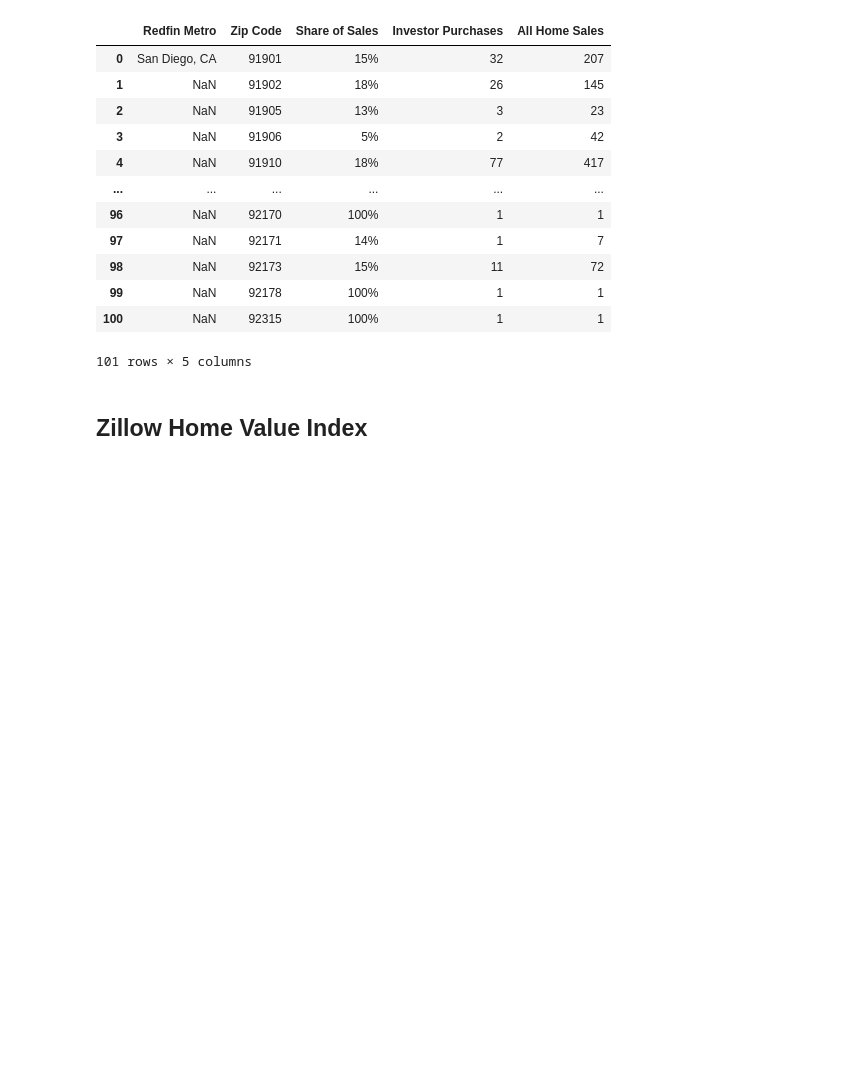
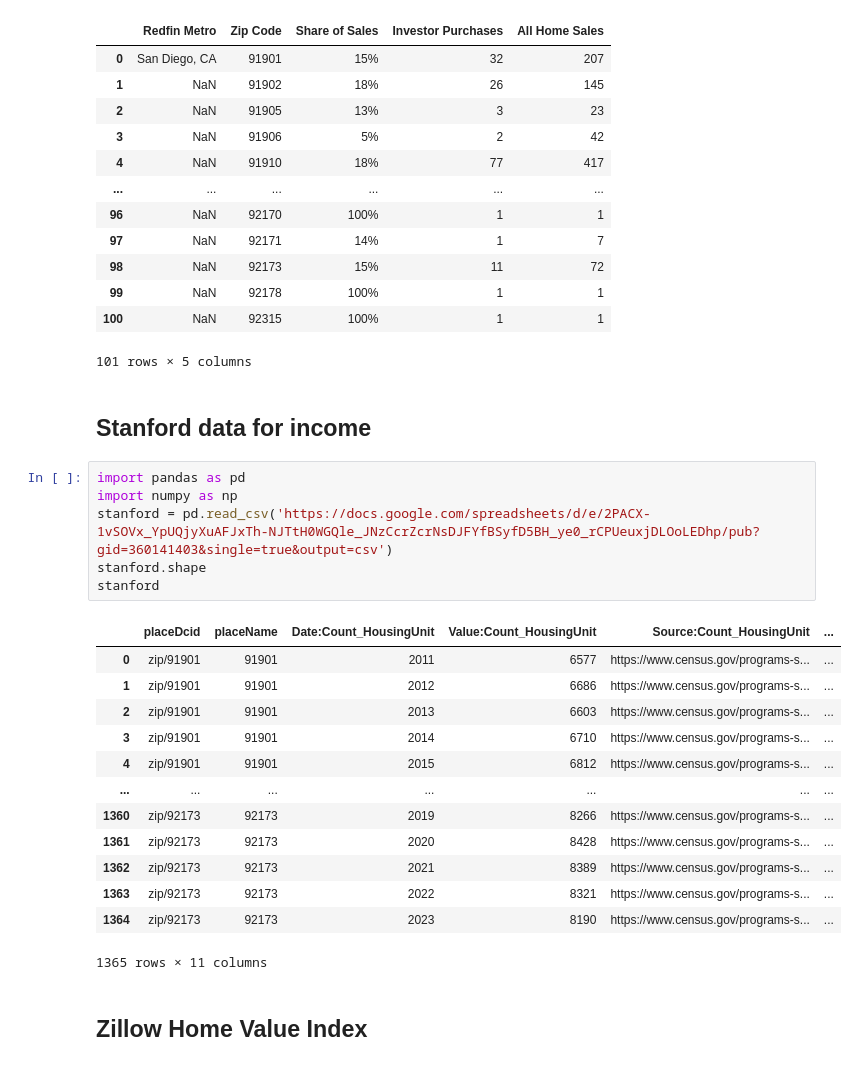
Before and after one commit to rangelrichard/investor_impact, a Jupyter notebook: EDACheckpoint_Group171_WI25.ipynb, the cells around one changed output. Cells and saved outputs as stored; diff of their text form; blank space fills up the shorter version.

Commit message:
data overview update

```diff
--- a/EDACheckpoint_Group171_WI25.ipynb
+++ b/EDACheckpoint_Group171_WI25.ipynb
@@ -88,6 +94,28 @@ redfin
 | 99 | NaN | 92178 | 100% | 1 | 1 |
 | 100 | NaN | 92315 | 100% | 1 | 1 |
 101 rows × 5 columns
+# %% [markdown]
+## Stanford data for income
+# %%
+import pandas as pd
+import numpy as np
+stanford = pd.read_csv('https://docs.google.com/spreadsheets/d/e/2PACX-1vSOVx_YpUQjyXuAFJxTh-NJTtH0WGQle_JNzCcrZcrNsDJFYfBSyfD5BH_ye0_rCPUeuxjDLOoLEDhp/pub?gid=360141403&single=true&output=csv')
+stanford.shape
+stanford
+# %% [output]
+|  | placeDcid | placeName | Date:Count_HousingUnit | Value:Count_HousingUnit | Source:Count_HousingUnit | ... |
+| 0 | zip/91901 | 91901 | 2011 | 6577 | https://www.census.gov/programs-s... | ... |
+| 1 | zip/91901 | 91901 | 2012 | 6686 | https://www.census.gov/programs-s... | ... |
+| 2 | zip/91901 | 91901 | 2013 | 6603 | https://www.census.gov/programs-s... | ... |
+| 3 | zip/91901 | 91901 | 2014 | 6710 | https://www.census.gov/programs-s... | ... |
+| 4 | zip/91901 | 91901 | 2015 | 6812 | https://www.census.gov/programs-s... | ... |
+| ... | ... | ... | ... | ... | ... | ... |
+| 1360 | zip/92173 | 92173 | 2019 | 8266 | https://www.census.gov/programs-s... | ... |
+| 1361 | zip/92173 | 92173 | 2020 | 8428 | https://www.census.gov/programs-s... | ... |
+| 1362 | zip/92173 | 92173 | 2021 | 8389 | https://www.census.gov/programs-s... | ... |
+| 1363 | zip/92173 | 92173 | 2022 | 8321 | https://www.census.gov/programs-s... | ... |
+| 1364 | zip/92173 | 92173 | 2023 | 8190 | https://www.census.gov/programs-s... | ... |
+1365 rows × 11 columns
 # %% [markdown]
 ## Zillow Home Value Index
 # %%
```
Also changed, not shown: parts of 1 cell of this notebook.
